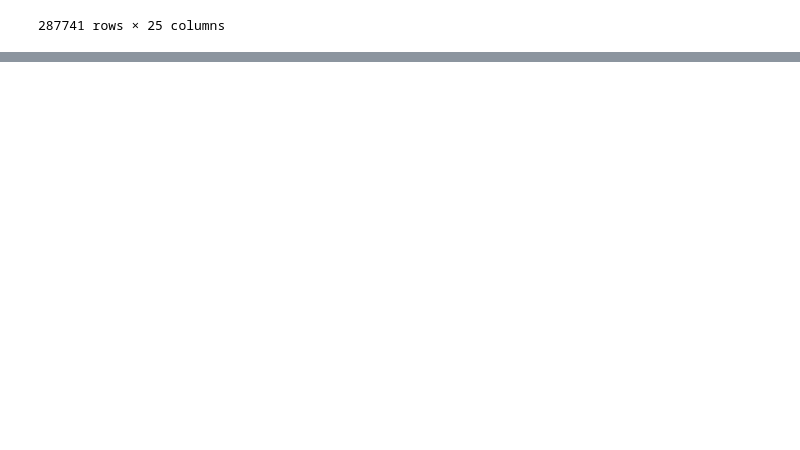
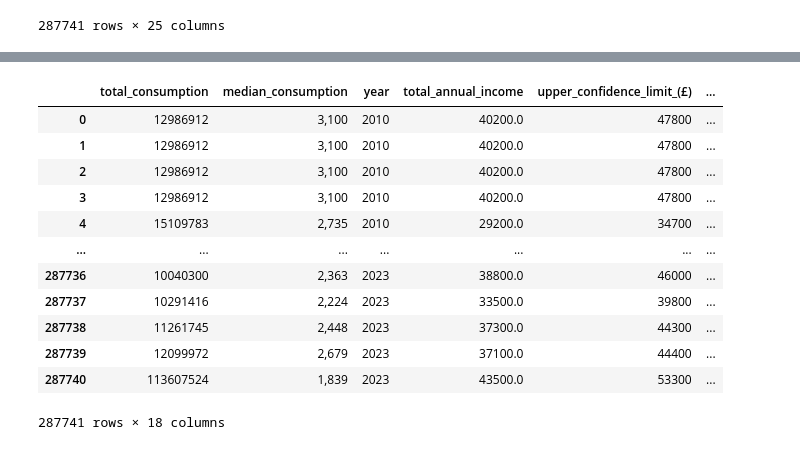
Before and after one commit to babs257/Deployable-Projects, a Jupyter notebook: Energy Bill.ipynb, the cells around one changed output, grey strips where cells are left out. Saved outputs shown, nothing was run; the diff lists cells and outputs as text; code cells hidden in the pictures; blank space fills up the shorter version.

```diff
--- a/Energy Bill.ipynb
+++ b/Energy Bill.ipynb
@@ -115,0 +303,25 @@ df
+# %%
+numerical_cols = [
+    "total_consumption",
+    "total_annual_income",
+    "upper_confidence_limit_(£)",
+    "lower_confidence_limit_(£)",
+    "confidence_interval_(£)",
+    "credit_(%)",
+    "direct_debit_(%)",
+    "prepayment_%",
+    "annual_bill_estimate",
+    "cost_burden"
+]
+
+
+for col in numerical_cols:
+    df_final[col] = (df_final[col]
+               .astype(str)
+               .str.replace(',', '', regex=False)
+               .str.replace('£', '', regex=False)
+               .str.strip())
+    df_final[col] = pd.to_numeric(df_final[col], errors='coerce')
+# %%
+ads_ds_cleaned = DatasetFactory.from_dataframe(df_final)
+ads_ds_cleaned = ads_ds_cleaned.set_target("default_risk_label")
@@ -115,0 +338,19 @@ df
+# %%
+ads_ds_transformed = ads_ds_cleaned.auto_transform()
+df_ready = ads_ds_transformed.to_pandas()
+# %%
+df_ready
+# %% [output]
+|  | total_consumption | median_consumption | year | total_annual_income | upper_confidence_limit_(£) | ... |
+| 0 | 12986912 | 3,100 | 2010 | 40200.0 | 47800 | ... |
+| 1 | 12986912 | 3,100 | 2010 | 40200.0 | 47800 | ... |
+| 2 | 12986912 | 3,100 | 2010 | 40200.0 | 47800 | ... |
+| 3 | 12986912 | 3,100 | 2010 | 40200.0 | 47800 | ... |
+| 4 | 15109783 | 2,735 | 2010 | 29200.0 | 34700 | ... |
+| ... | ... | ... | ... | ... | ... | ... |
+| 287736 | 10040300 | 2,363 | 2023 | 38800.0 | 46000 | ... |
+| 287737 | 10291416 | 2,224 | 2023 | 33500.0 | 39800 | ... |
+| 287738 | 11261745 | 2,448 | 2023 | 37300.0 | 44300 | ... |
+| 287739 | 12099972 | 2,679 | 2023 | 37100.0 | 44400 | ... |
+| 287740 | 113607524 | 1,839 | 2023 | 43500.0 | 53300 | ... |
+287741 rows × 18 columns
```
Also changed, not shown: parts of 30 cells of this notebook.
